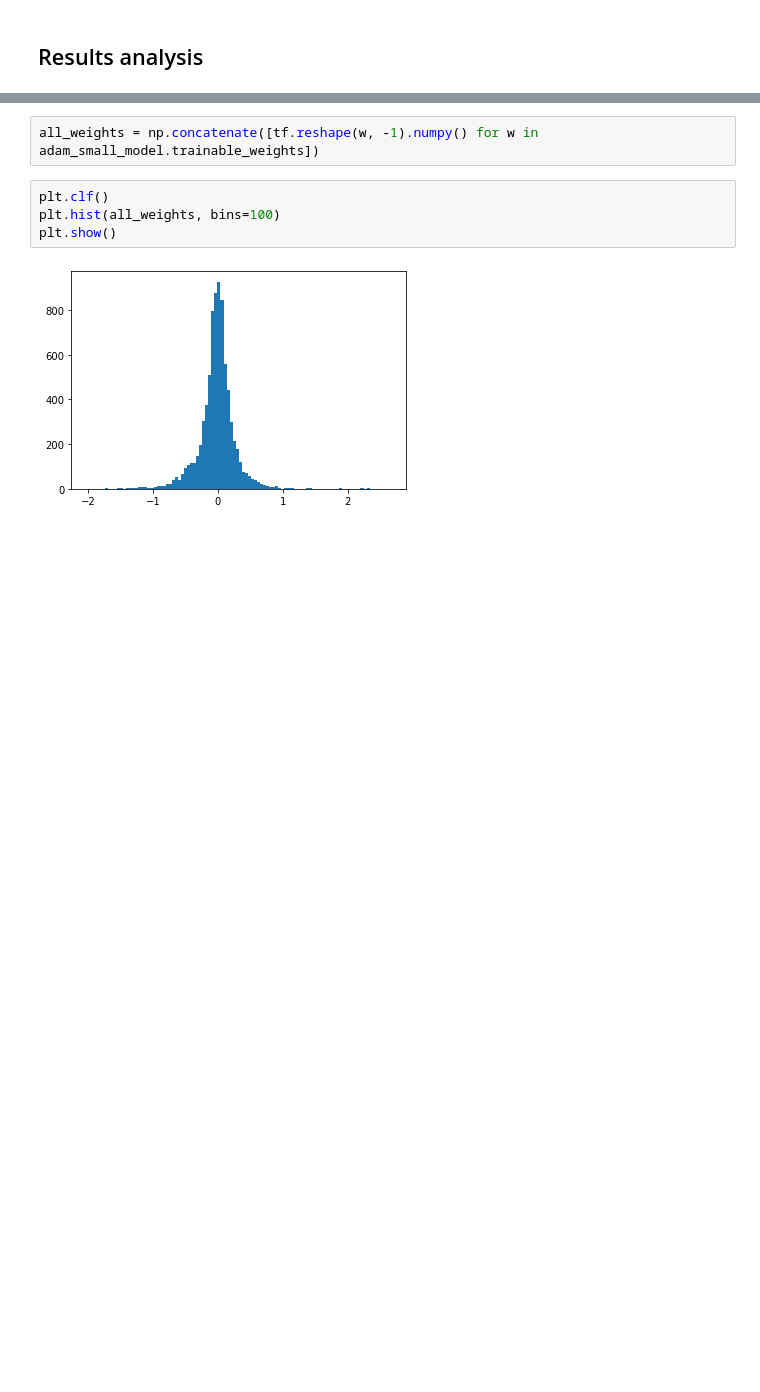
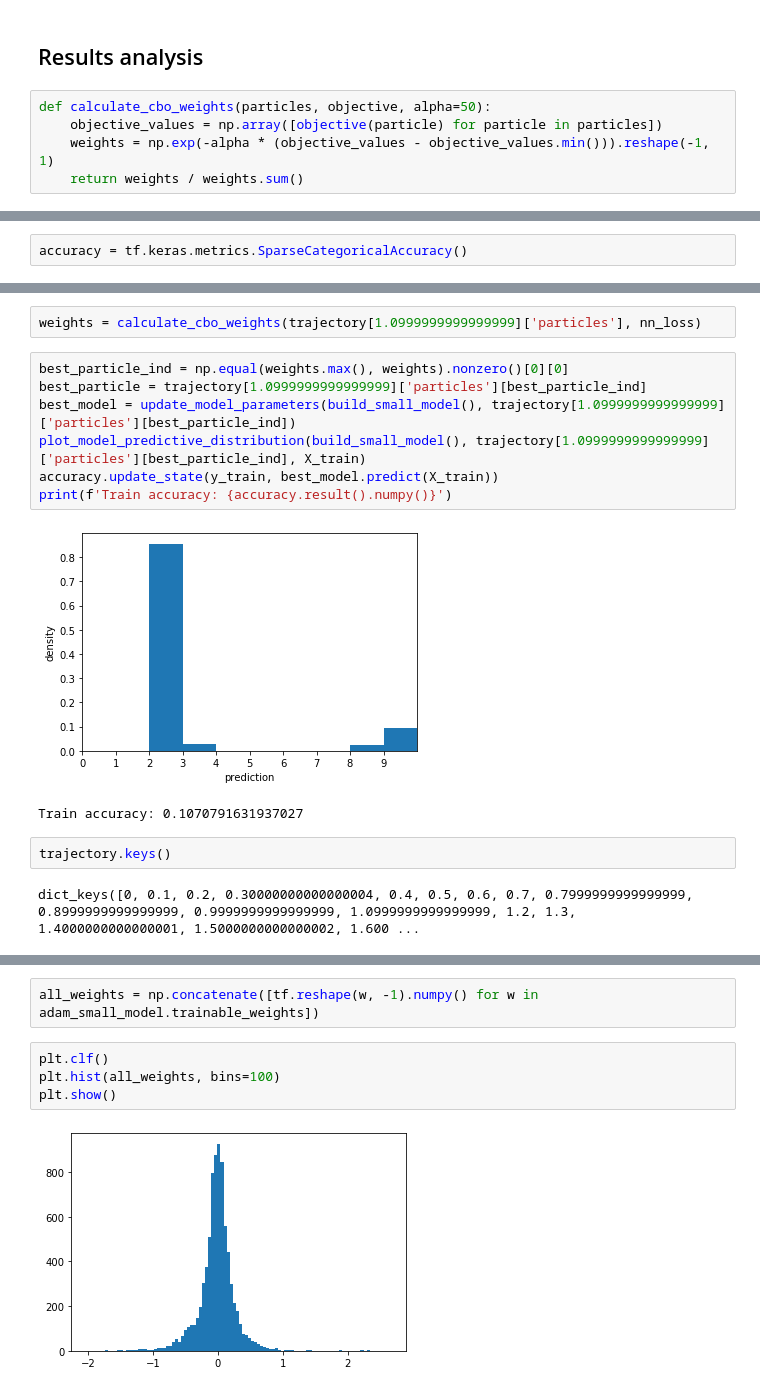
Before and after one commit to Igor-Tukh/cbo-in-python, a Jupyter notebook: notebooks/mnist.ipynb, the cells around one changed output, grey strips where cells are left out. Cells and saved outputs as stored; diff of their text form; blank space fills up the shorter version.

```diff
--- a/notebooks/mnist.ipynb
+++ b/notebooks/mnist.ipynb
@@ -94,2 +116,7 @@ adam_small_model = conduct_tf_training(build_small_model(),
 # %% [markdown]
 ## Results analysis
+# %%
+def calculate_cbo_weights(particles, objective, alpha=50):
+    objective_values = np.array([objective(particle) for particle in particles])
+    weights = np.exp(-alpha * (objective_values - objective_values.min())).reshape(-1, 1)
+    return weights / weights.sum()
@@ -95,0 +146,2 @@ adam_small_model = conduct_tf_training(build_small_model(),
+# %%
+accuracy = tf.keras.metrics.SparseCategoricalAccuracy()
@@ -95,0 +152,16 @@ adam_small_model = conduct_tf_training(build_small_model(),
+# %%
+weights = calculate_cbo_weights(trajectory[1.0999999999999999]['particles'], nn_loss)
+# %%
+best_particle_ind = np.equal(weights.max(), weights).nonzero()[0][0]
+best_particle = trajectory[1.0999999999999999]['particles'][best_particle_ind]
+best_model = update_model_parameters(build_small_model(), trajectory[1.0999999999999999]['particles'][best_particle_ind])
+plot_model_predictive_distribution(build_small_model(), trajectory[1.0999999999999999]['particles'][best_particle_ind], X_train)
+accuracy.update_state(y_train, best_model.predict(X_train))
+print(f'Train accuracy: {accuracy.result().numpy()}')
+# %% [output]
+[figure, added]
+Train accuracy: 0.1070791631937027
+# %%
+trajectory.keys()
+# %% [output]
+dict_keys([0, 0.1, 0.2, 0.30000000000000004, 0.4, 0.5, 0.6, 0.7, 0.7999999999999999, 0.8999999999999999, 0.9999999999999999, 1.0999999999999999, 1.2, 1.3, 1.4000000000000001, 1.5000000000000002, 1.600 ...
```
Also changed, not shown: parts of 15 cells of this notebook, 2 other files.
